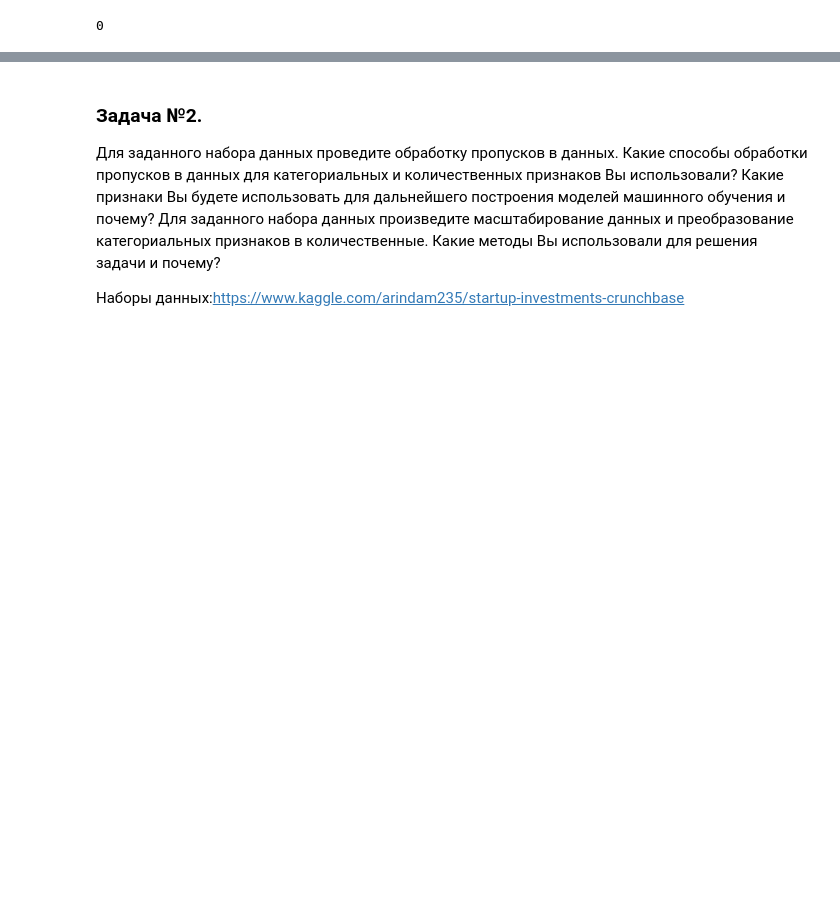
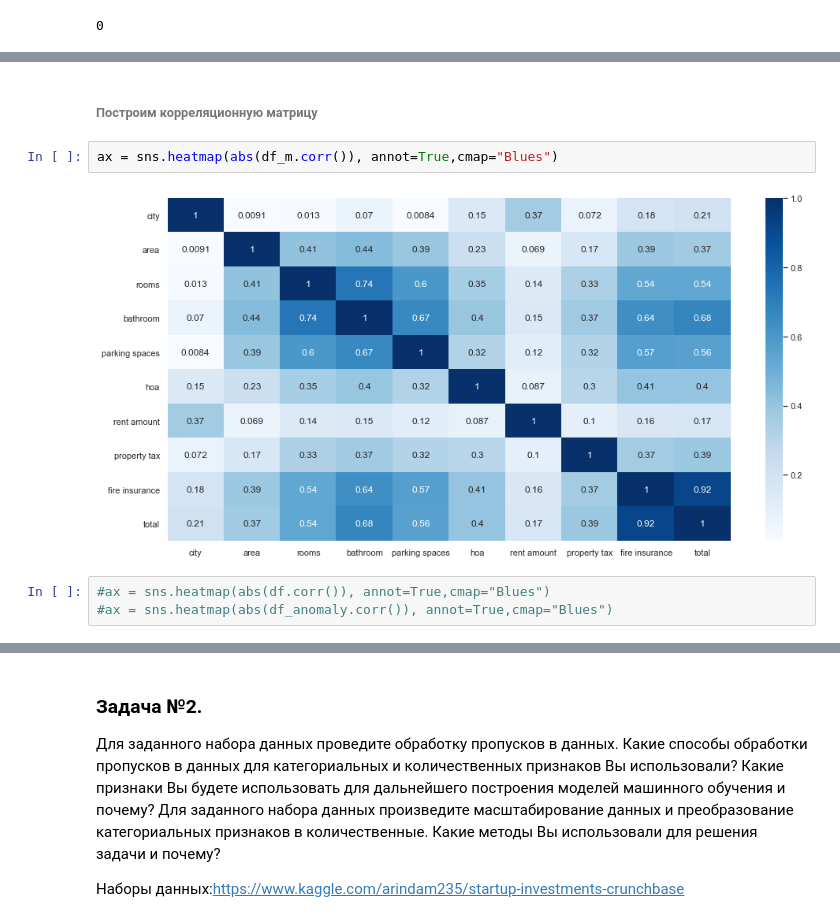
Before and after one commit to aksesss/Methods-of-Machine-Learning, a Jupyter notebook: rk/RK1.ipynb, the cells around one changed output, grey strips where cells are left out. Drawn from its saved outputs; the diff is of its cells as text; blank space fills up the shorter version.

```diff
--- a/rk/RK1.ipynb
+++ b/rk/RK1.ipynb
@@ -79,0 +172,9 @@ df.plot(x='area', y='rent amount (R$)', kind='scatter')
+# %% [markdown]
+###### Построим корреляционную матрицу
+# %%
+ax = sns.heatmap(abs(df_m.corr()), annot=True,cmap="Blues")
+# %% [output]
+[figure, added]
+# %%
+#ax = sns.heatmap(abs(df.corr()), annot=True,cmap="Blues")
+#ax = sns.heatmap(abs(df_anomaly.corr()), annot=True,cmap="Blues")
```
Also changed, not shown: parts of 30 cells of this notebook, 2 other files.
